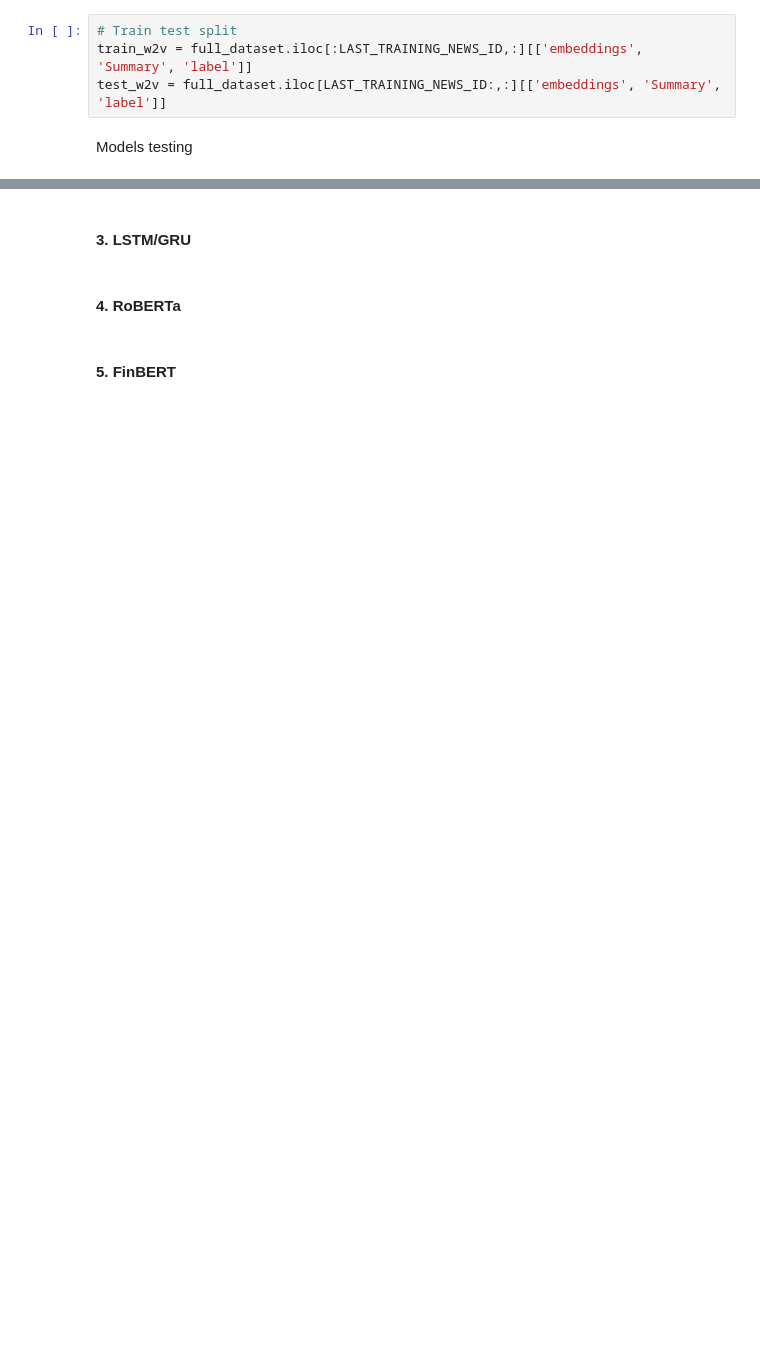
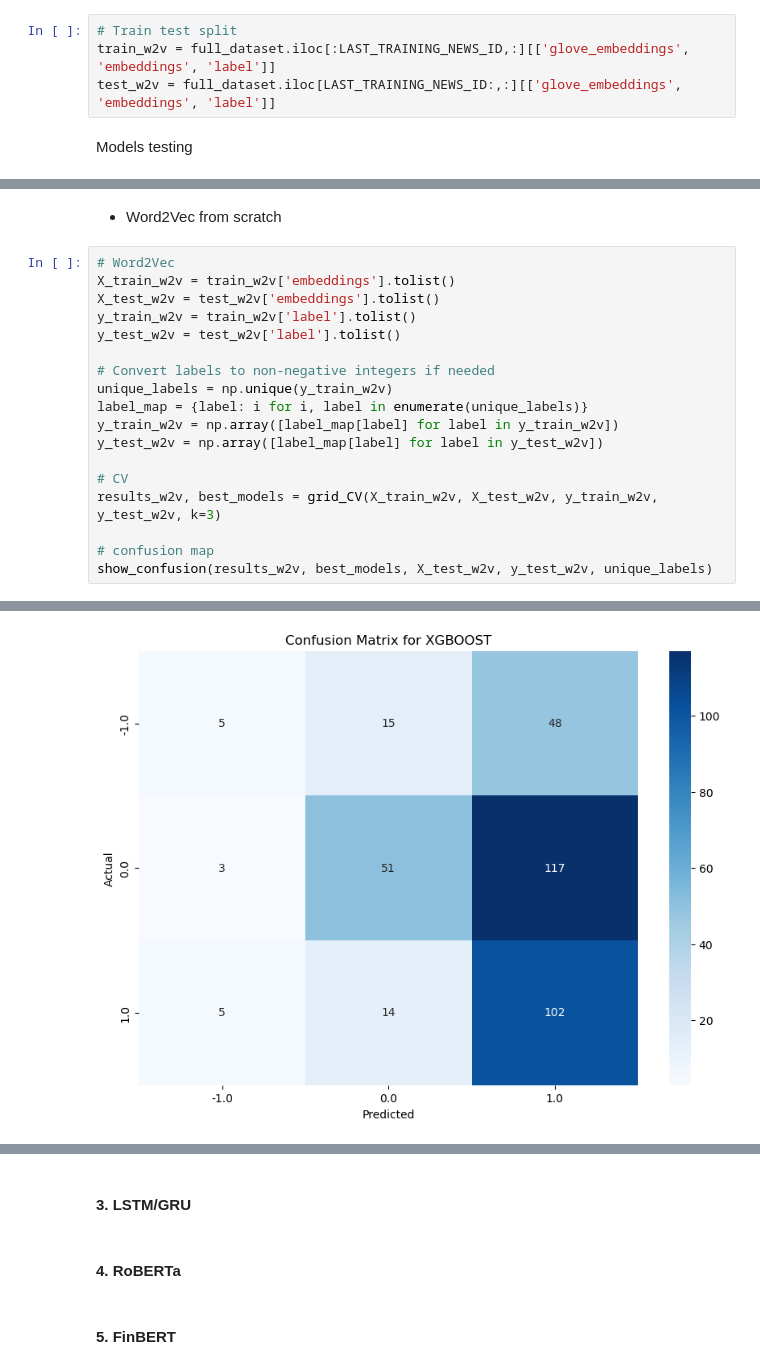
Before and after one commit to paultltc/InflaBERT, a Jupyter notebook: source/training/SA.ipynb, the cells around one changed output, grey strips where cells are left out. Drawn from its saved outputs; the diff is of its cells as text; blank space fills up the shorter version.

```diff
--- a/source/training/SA.ipynb
+++ b/source/training/SA.ipynb
@@ -370,6 +503,6 @@ full_dataset.head(3)
 # %%
 # Train test split
-train_w2v = full_dataset.iloc[:LAST_TRAINING_NEWS_ID,:][['embeddings', 'Summary', 'label']]
-test_w2v = full_dataset.iloc[LAST_TRAINING_NEWS_ID:,:][['embeddings', 'Summary', 'label']]
+train_w2v = full_dataset.iloc[:LAST_TRAINING_NEWS_ID,:][['glove_embeddings', 'embeddings', 'label']]
+test_w2v = full_dataset.iloc[LAST_TRAINING_NEWS_ID:,:][['glove_embeddings', 'embeddings', 'label']]
 # %% [markdown]
 Models testing
@@ -486,0 +509,21 @@ You can try to debug the error by setting error_score='raise'.
+# %% [markdown]
+- Word2Vec from scratch
+# %%
+# Word2Vec
+X_train_w2v = train_w2v['embeddings'].tolist()
+X_test_w2v = test_w2v['embeddings'].tolist()
+y_train_w2v = train_w2v['label'].tolist()
+y_test_w2v = test_w2v['label'].tolist()
+
+# Convert labels to non-negative integers if needed
+unique_labels = np.unique(y_train_w2v)
+label_map = {label: i for i, label in enumerate(unique_labels)}
+y_train_w2v = np.array([label_map[label] for label in y_train_w2v])
+y_test_w2v = np.array([label_map[label] for label in y_test_w2v])
+
+# CV
+results_w2v, best_models = grid_CV(X_train_w2v, X_test_w2v, y_train_w2v, y_test_w2v, k=3)
+
+# confusion map
+show_confusion(results_w2v, best_models, X_test_w2v, y_test_w2v, unique_labels)
+# %% [output]
@@ -486,0 +547 @@ You can try to debug the error by setting error_score='raise'.
+[figure, added]
```
Also changed, not shown: parts of 18 cells of this notebook, 3 other files.
